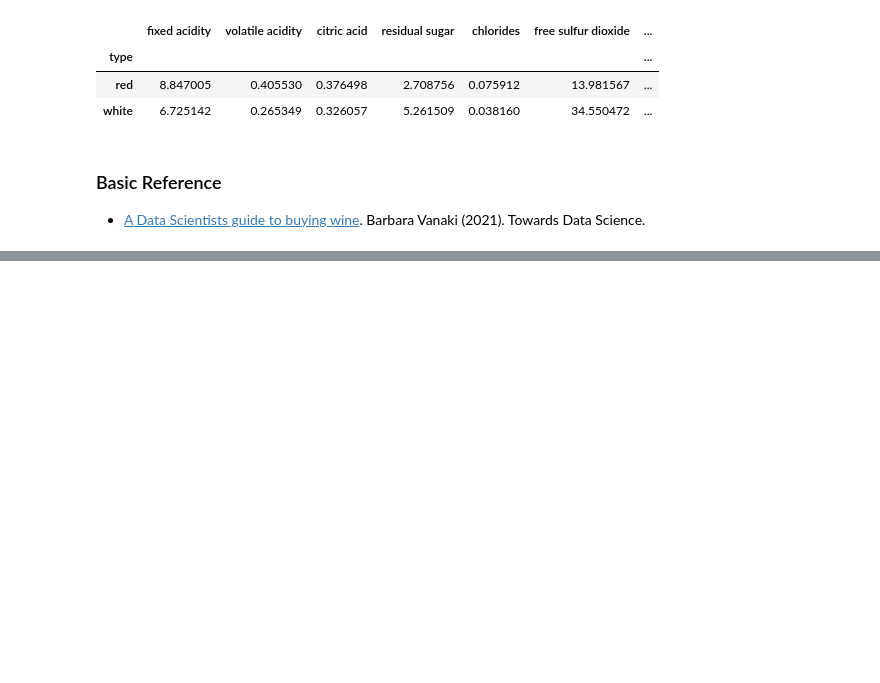
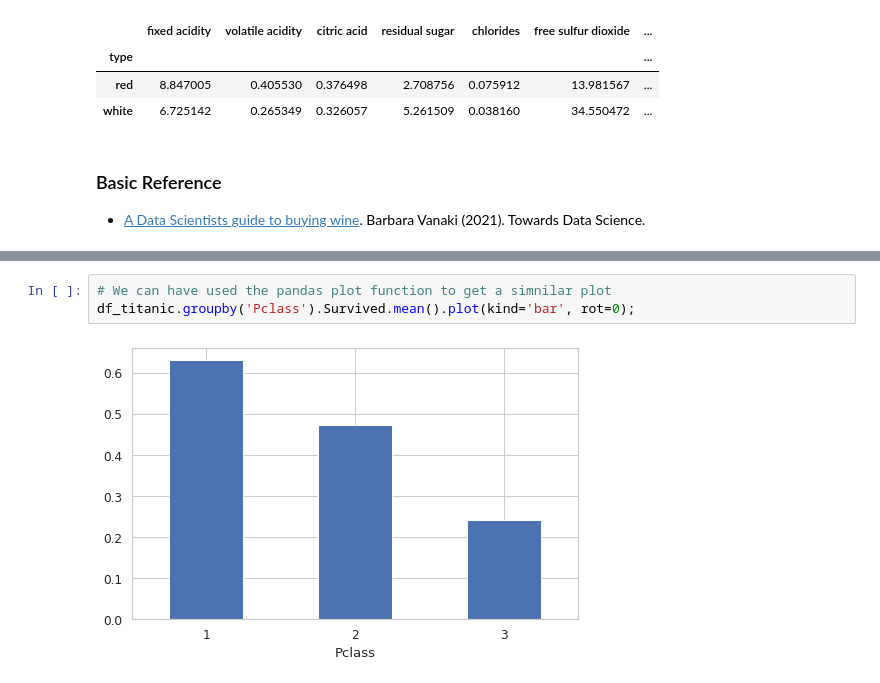
Before and after one commit to clizarraga-UAD7/Notebooks, a Jupyter notebook: ExploratoryDataAnalysisExample.ipynb, the cells around one changed output, grey strips where cells are left out. Drawn from its saved outputs; the diff is of its cells as text; blank space fills up the shorter version.

```diff
--- a/ExploratoryDataAnalysisExample.ipynb
+++ b/ExploratoryDataAnalysisExample.ipynb
@@ -519,0 +738,5 @@ wines_df[wines_df['quality'] >= 7].groupby("type").mean()
+# %%
+# We can have used the pandas plot function to get a simnilar plot
+df_titanic.groupby('Pclass').Survived.mean().plot(kind='bar', rot=0);
+# %% [output]
+[figure, added]
```
Also changed, not shown: parts of 46 cells of this notebook.
